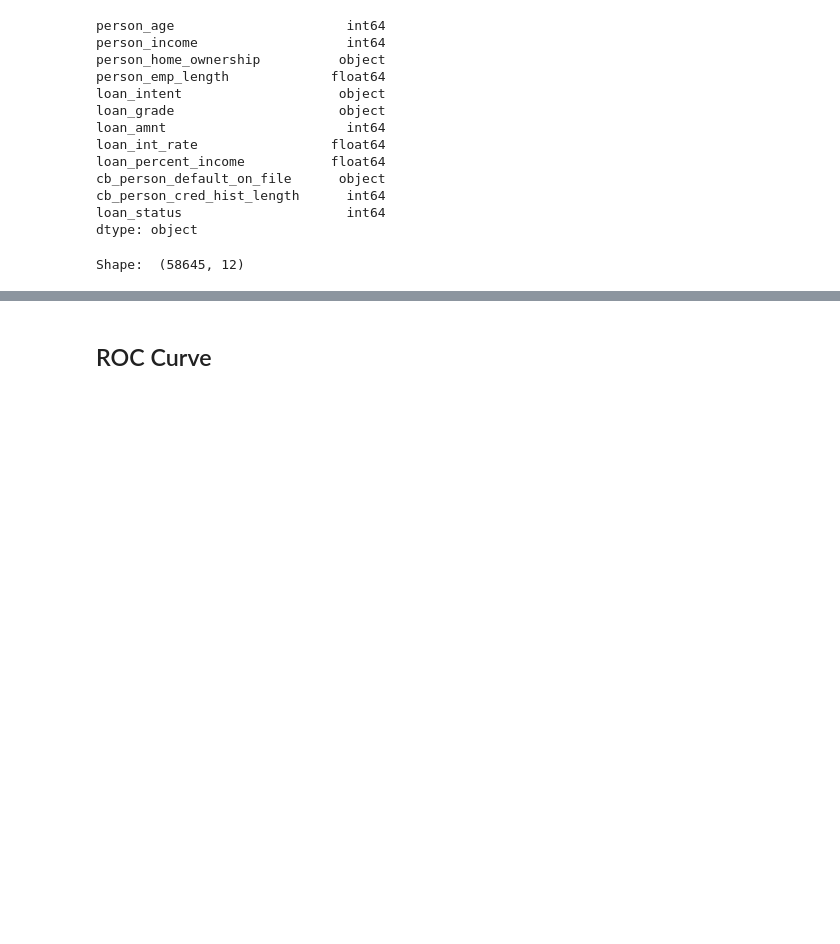
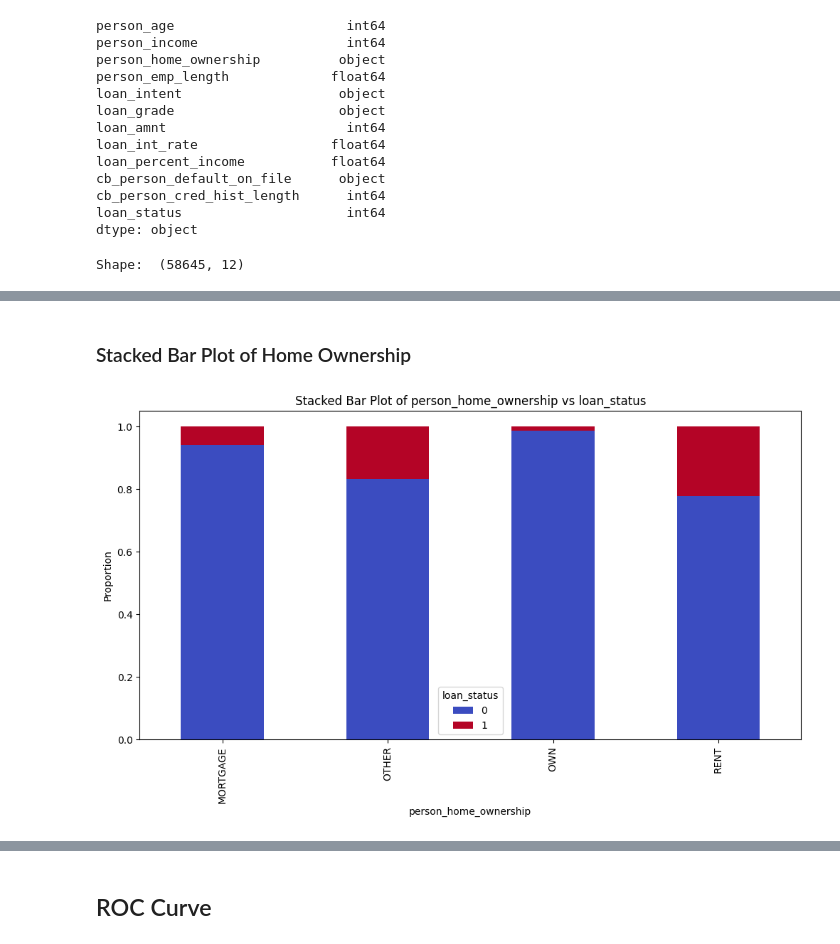
Before and after one commit to Gabrielebandino/KagglePS4E9, a Jupyter notebook: loan-approval-prediction.ipynb, the cells around one changed output, grey strips where cells are left out. Drawn from its saved outputs; the diff is of its cells as text; code cells hidden in the pictures; blank space fills up the shorter version.

```diff
--- a/loan-approval-prediction.ipynb
+++ b/loan-approval-prediction.ipynb
@@ -50,0 +63,6 @@ Shape:  (58645, 12)
+# %% [markdown]
+### Stacked Bar Plot of Home Ownership
+# %%
+stacked_bar_plot(df_train, 'person_home_ownership')
+# %% [output]
+[figure, added]
```
Also changed, not shown: parts of 20 cells of this notebook.
